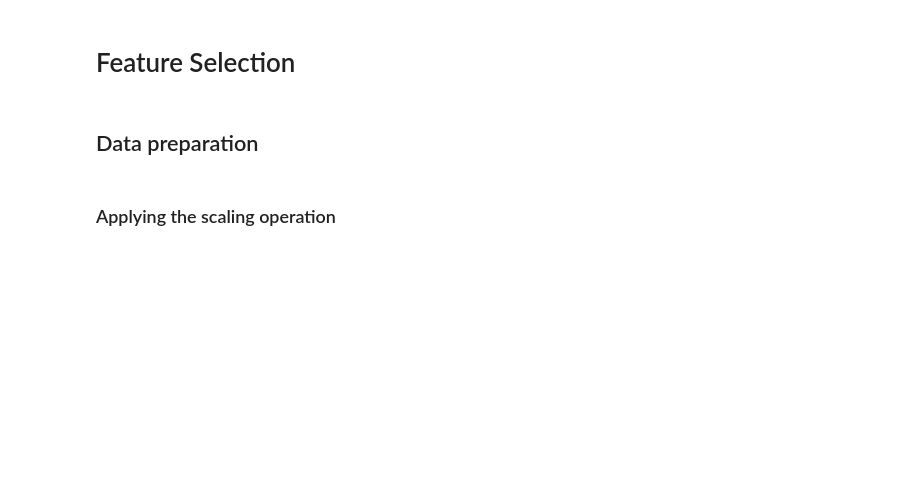
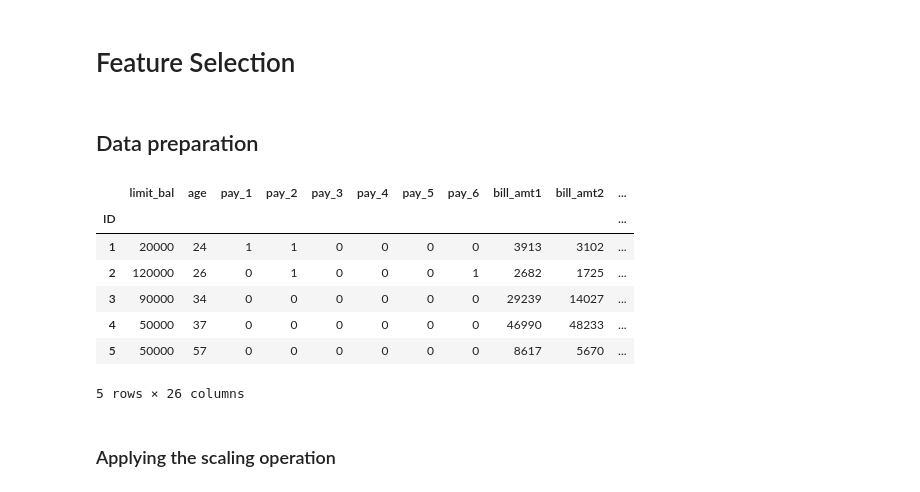
Before and after one commit to zefsgit/prediktiv_analys, a Jupyter notebook: Lecture11/Feature Selection.ipynb, the cells around one changed output. Drawn from its saved outputs; the diff is of its cells as text; code cells hidden in the pictures; blank space fills up the shorter version.

```diff
--- a/Lecture11/Feature Selection.ipynb
+++ b/Lecture11/Feature Selection.ipynb
@@ -12,22 +12,32 @@ from sklearn.feature_selection import SelectKBest, chi2, f_classif, RFE
 ## Data preparation
 # %%
 default = pd.read_csv('./data/credit_card_default.csv', index_col="ID")
-default.rename(columns=lambda x: x.lower(), inplace=True)
+default.columns = default.columns.str.lower()
 default.rename(columns={'pay_0':'pay_1','default payment next month':'default'}, inplace=True)
 
 default['grad_school'] = (default['education'] == 1).astype(int)
 default['university'] = (default['education'] == 2).astype(int)
 default['high_school'] = (default['education'] == 3).astype(int)
 default.drop('education', axis=1, inplace=True)
 
 default['male'] = (default['sex']==1).astype(int)
 default['married'] = (default['marriage'] == 1).astype(int)
 default.drop(['sex','marriage'], axis=1, inplace=True)
 
 # For pay_n features if >0 then it means the customer was delayed on that month
 pay_features = ['pay_' + str(i) for i in range(1,7)]
 for p in pay_features:
     default[p] = (default[p] > 0).astype(int)
+default.head()
+# %% [output]
+|  | limit_bal | age | pay_1 | pay_2 | pay_3 | pay_4 | pay_5 | pay_6 | bill_amt1 | bill_amt2 | ... |
+| ID |  |  |  |  |  |  |  |  |  |  | ... |
+| 1 | 20000 | 24 | 1 | 1 | 0 | 0 | 0 | 0 | 3913 | 3102 | ... |
+| 2 | 120000 | 26 | 0 | 1 | 0 | 0 | 0 | 1 | 2682 | 1725 | ... |
+| 3 | 90000 | 34 | 0 | 0 | 0 | 0 | 0 | 0 | 29239 | 14027 | ... |
+| 4 | 50000 | 37 | 0 | 0 | 0 | 0 | 0 | 0 | 46990 | 48233 | ... |
+| 5 | 50000 | 57 | 0 | 0 | 0 | 0 | 0 | 0 | 8617 | 5670 | ... |
+5 rows × 26 columns
 # %%
 dummy_features =['pay_'+str(i) for i in range(1,7)]
 dummy_features += ['male','married','grad_school','university','high_school']
```
Also changed, not shown: parts of 3 cells of this notebook, 5 other files.
